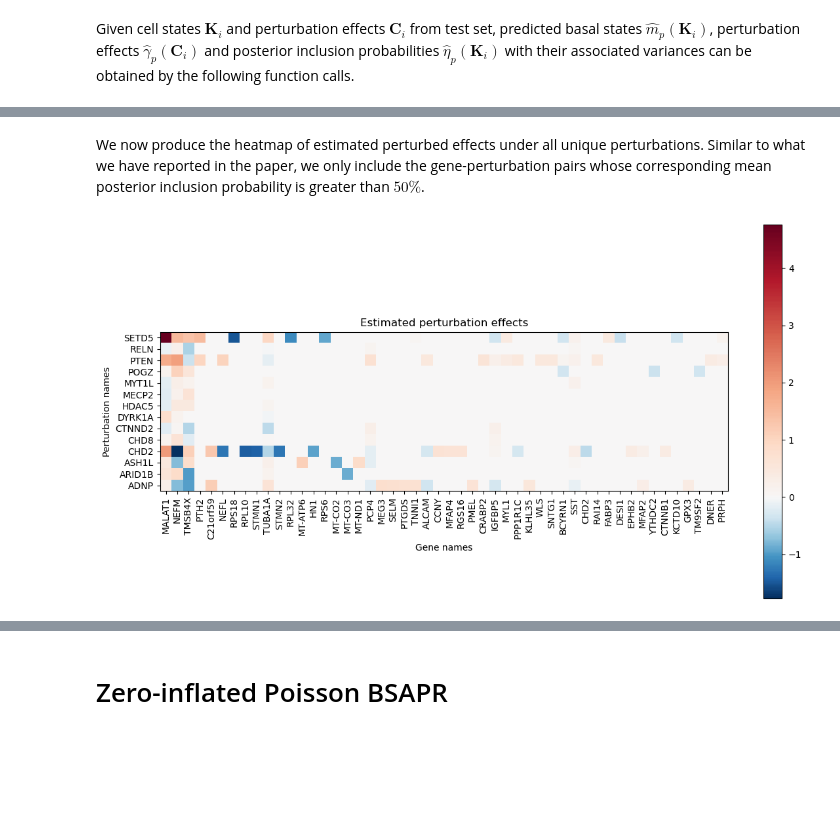
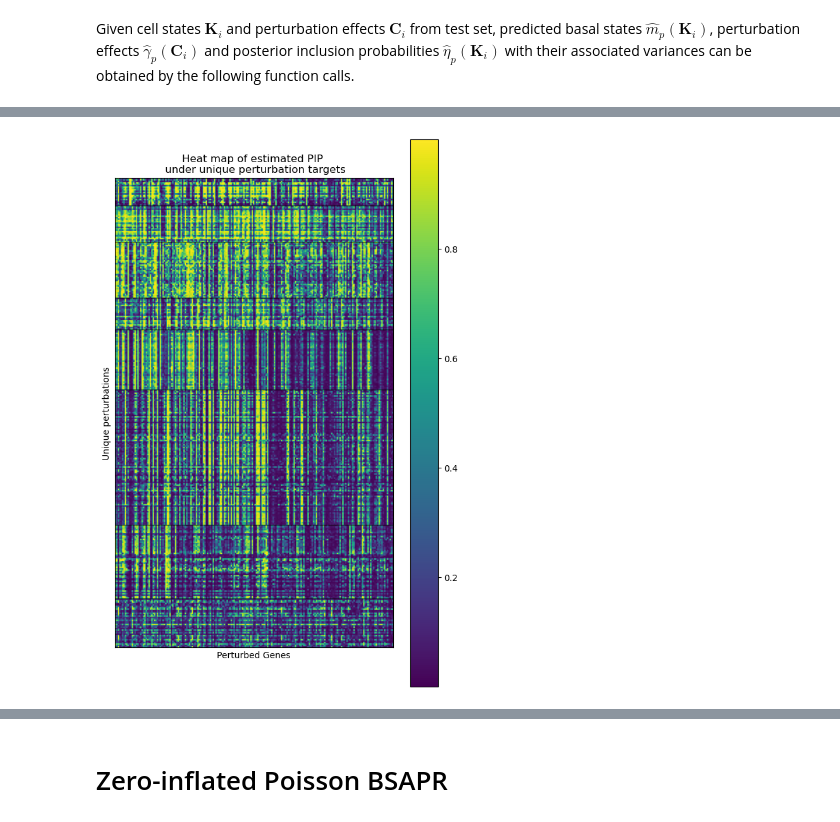
Before and after one commit to hwxing3259/GPerturb, a Jupyter notebook: demo/demo.ipynb, the cells around one changed output, grey strips where cells are left out. Saved outputs shown, nothing was run; the diff lists cells and outputs as text; code cells hidden in the pictures; blank space fills up the shorter version.

```diff
--- a/demo/demo.ipynb
+++ b/demo/demo.ipynb
@@ -131,27 +125,0 @@ fig.set_size_inches(12, 6)
-# %% [markdown]
-We now produce the heatmap of estimated perturbed effects under all unique perturbations. Similar to what we have reported in the paper, we only include the gene-perturbation pairs whose corresponding mean posterior inclusion probability is greater than $50\%$.
-# %%
-fig2, axes2 = plt.subplots(1, 1)
-# plt.set_cmap('RdBu')
-
-negatives = estimated_pert.min()
-positives = estimated_pert.max()
-num_neg_colors = int(256 / (positives - negatives) * (-negatives))
-num_pos_colors = 256 - num_neg_colors
-cmap_BuRd = plt.cm.RdBu_r
-colors_2neg_4pos = [cmap_BuRd(0.5*c/num_neg_colors) for c in range(num_neg_colors)] +\
-                   [cmap_BuRd(1-0.5*c/num_pos_colors) for c in range(num_pos_colors)][::-1]
-cmap_2neg_4pos = colors.LinearSegmentedColormap.from_list('cmap_2neg_4pos', colors_2neg_4pos, N=256)
-
-im = axes2.imshow(estimated_pert_LUHMES, cmap=cmap_2neg_4pos)
-axes2.set_xticks(np.arange(len(my_gene_name_LUHMES)), my_gene_name_LUHMES, rotation=90)
-axes2.set_yticks(np.arange(len(my_yticks_LUHMES)), my_yticks_LUHMES)
-axes2.set_ylabel('Perturbation names')
-axes2.set_xlabel('Gene names')
-axes2.set_title('Estimated perturbation effects')
-axes2.set_aspect('equal')
-fig2.colorbar(im, ax=axes2)
-fig2.set_size_inches(12, 6)
-fig2.tight_layout()
-# %% [output]
-[figure, removed]
@@ -157,0 +161,18 @@ fig2.tight_layout()
+# %%
+fig2, axes2 = plt.subplots(1, 1)
+
+im = axes2.imshow(estimated_inclusion_prob_reo)
+axes2.set_xticks([])
+axes2.set_yticks([])
+axes2.set_ylabel('')
+for l in np.cumsum([len(i) for i in pathways.values()]):
+    axes2.axline((0., l-0.5), slope=0, alpha=0.4, c='k')
+axes2.set_xlabel('Perturbed Genes')
+axes2.set_ylabel('Unique perturbations')
+axes2.set_title('Heat map of estimated PIP \n under unique perturbation targets')
+axes2.set_aspect('equal')
+fig2.colorbar(im, ax=axes2)
+fig2.set_size_inches(6, 9)
+fig2.tight_layout()
+# %% [output]
+[figure, added]
```
Also changed, not shown: parts of 33 cells of this notebook.
